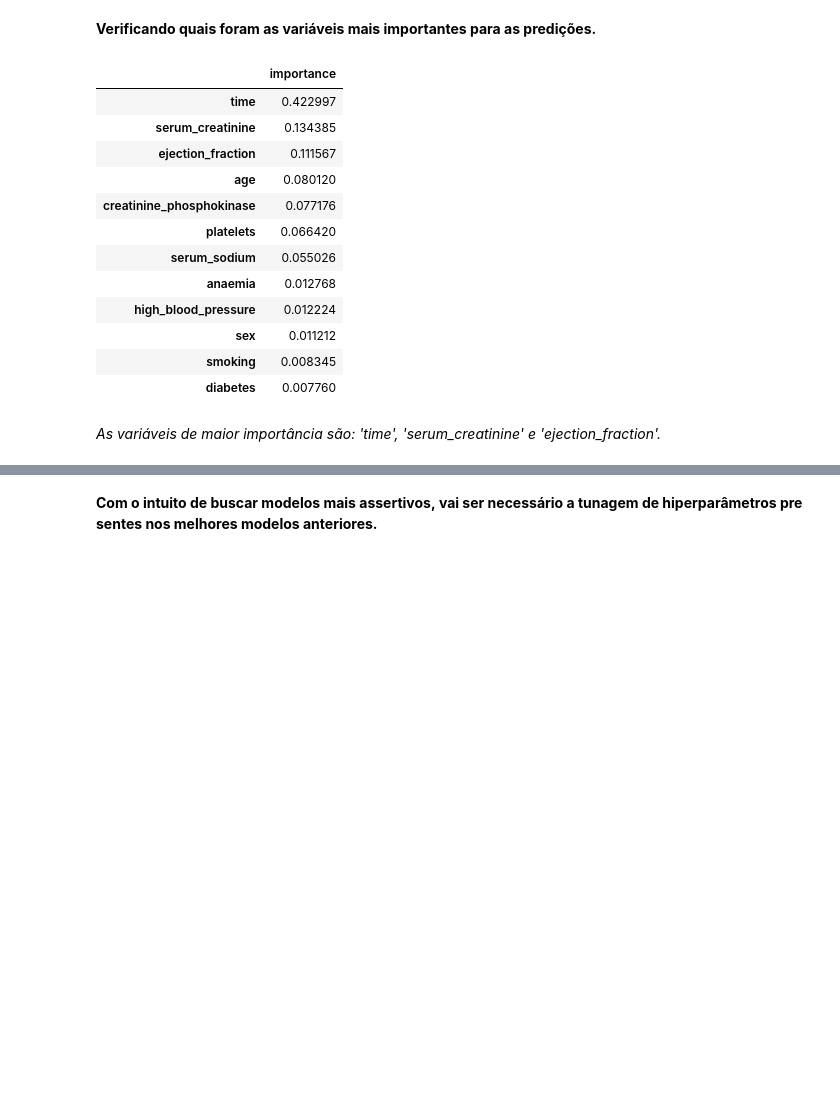
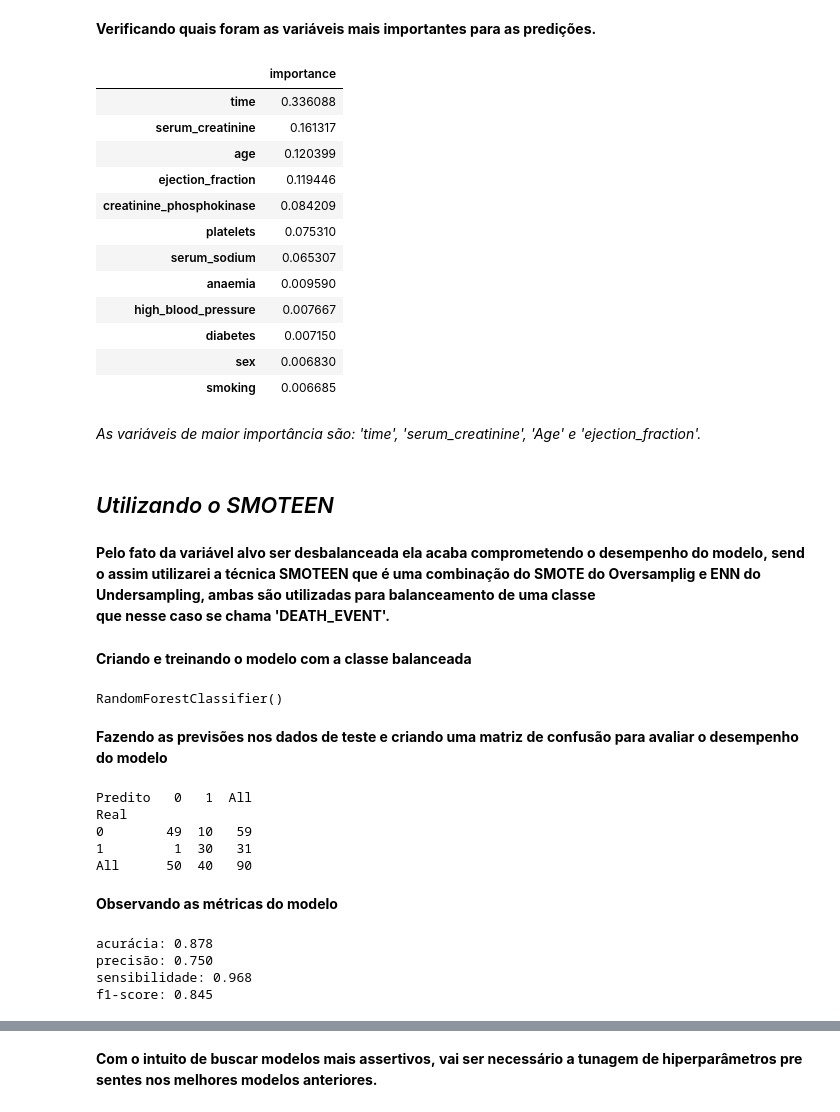
Before and after one commit to JosenildoJunior/Heart_failure_prediction, a Jupyter notebook: Heart_failure_prediction.ipynb, the cells around one changed output, grey strips where cells are left out. Saved outputs shown, nothing was run; the diff lists cells and outputs as text; code cells hidden in the pictures; blank space fills up the shorter version.

```diff
--- a/Heart_failure_prediction.ipynb
+++ b/Heart_failure_prediction.ipynb
@@ -415,2 +322,0 @@ Agora que o maior valor correspondente a 97,5% dos dados está armaze
-# %%
-dados.loc[dados['serum_creatinine'] > top_serum_creatinine, 'serum_creatinine'] = top_serum_creatinine
@@ -436,2 +322,0 @@ Agora que o menor valor correspondente a 15% dos dados está armazena
-# %%
-dados.loc[dados['serum_sodium'] < min_serum_sodium, 'serum_sodium'] = min_serum_sodium
@@ -643,6 +534,6 @@ X_treino, X_teste, y_treino, y_teste = train_test_split(X, y, test_size = 0.3)
 # %%
 # Criando o modelo
-modelo_ra = RandomForestClassifier(n_estimators=150, max_depth = 5)
+modelo_ra = RandomForestClassifier(n_estimators=100, max_depth = 5)
 
 # Treinando o modelo
 modelo_ra.fit(X_treino, y_treino)
@@ -678,0 +576,6 @@ weighted avg       0.86      0.87      0.86        90
+# %%
+# Criando o modelo
+modelo_ra2 = RandomForestClassifier(n_estimators=150, max_depth = 5)
+
+# Treinando o modelo
+modelo_ra2.fit(X_treino, y_treino)
@@ -680,23 +615,27 @@ weighted avg       0.86      0.87      0.86        90
 **Verificando quais foram as variáveis mais importantes para as predições.**
 # %%
 #Analisando a importância de cada variável
-modelo_ra.feature_importances_
+modelo_ra2.feature_importances_
 
-feature_importances = pd.DataFrame(modelo_ra.feature_importances_, index = X_treino.columns, columns=['importance']).sort_values('importance',ascending=False)
+feature_importances = pd.DataFrame(modelo_ra2.feature_importances_, index = X_treino.columns, columns=['importance']).sort_values('importance',ascending=False)
 feature_importances
 # %% [output]
 |  | importance |
-| time | 0.422997 |
-| serum_creatinine | 0.134385 |
-| ejection_fraction | 0.111567 |
-| age | 0.080120 |
-| creatinine_phosphokinase | 0.077176 |
-| platelets | 0.066420 |
-| serum_sodium | 0.055026 |
-| anaemia | 0.012768 |
-| high_blood_pressure | 0.012224 |
-| sex | 0.011212 |
-| smoking | 0.008345 |
-| diabetes | 0.007760 |
+| time | 0.336088 |
+| serum_creatinine | 0.161317 |
+| age | 0.120399 |
+| ejection_fraction | 0.119446 |
+| creatinine_phosphokinase | 0.084209 |
+| platelets | 0.075310 |
+| serum_sodium | 0.065307 |
+| anaemia | 0.009590 |
+| high_blood_pressure | 0.007667 |
+| diabetes | 0.007150 |
+| sex | 0.006830 |
+| smoking | 0.006685 |
 # %% [markdown]
-*As variáveis de maior importância são: 'time', 'serum_creatinine' e 'ejection_fraction'.*
+*As variáveis de maior importância são: 'time', 'serum_creatinine', 'Age' e 'ejection_fraction'.*
+# %% [markdown]
+## *Utilizando o SMOTEEN*
+# %% [markdown]
+**Pelo fato da variável alvo ser desbalanceada ela acaba comprometendo o desempenho do modelo, sendo assim utilizarei a técnica SMOTEEN que é uma combinação do SMOTE do Oversamplig e ENN do Undersampling, ambas são utilizadas para balanceamento de uma classe que nesse caso se chama 'DEATH_EVENT'.**
@@ -702,0 +651,34 @@ feature_importances
+# %% [markdown]
+**Criando e treinando o modelo com a classe balanceada**
+# %%
+# Criando o modelo
+modelo = RandomForestClassifier()
+
+# Treinando o modelo
+modelo.fit(X_smoteenn, y_smoteenn)
+# %% [output]
+RandomForestClassifier()
+# %% [markdown]
+**Fazendo as previsões nos dados de teste e criando uma matriz de confusão para avaliar o desempenho do modelo**
+# %%
+# Fazendo as predições
+y_predito = modelo.predict(X_teste)
+
+# Observando a matriz de confusão
+print(pd.crosstab(y_teste,y_predito, rownames=['Real'], colnames=['Predito'], margins=True))
+# %% [output]
+Predito   0   1  All
+Real
+0        49  10   59
+1         1  30   31
+All      50  40   90
+# %% [markdown]
+**Observando as métricas do modelo**
+# %%
+# Observando as métricas do modelo, em comparação com novos dados
+metricas(y_teste, y_predito)
+# %% [output]
+acurácia: 0.878
+precisão: 0.750
+sensibilidade: 0.968
+f1-score: 0.845
```
Also changed, not shown: parts of 98 cells of this notebook.
